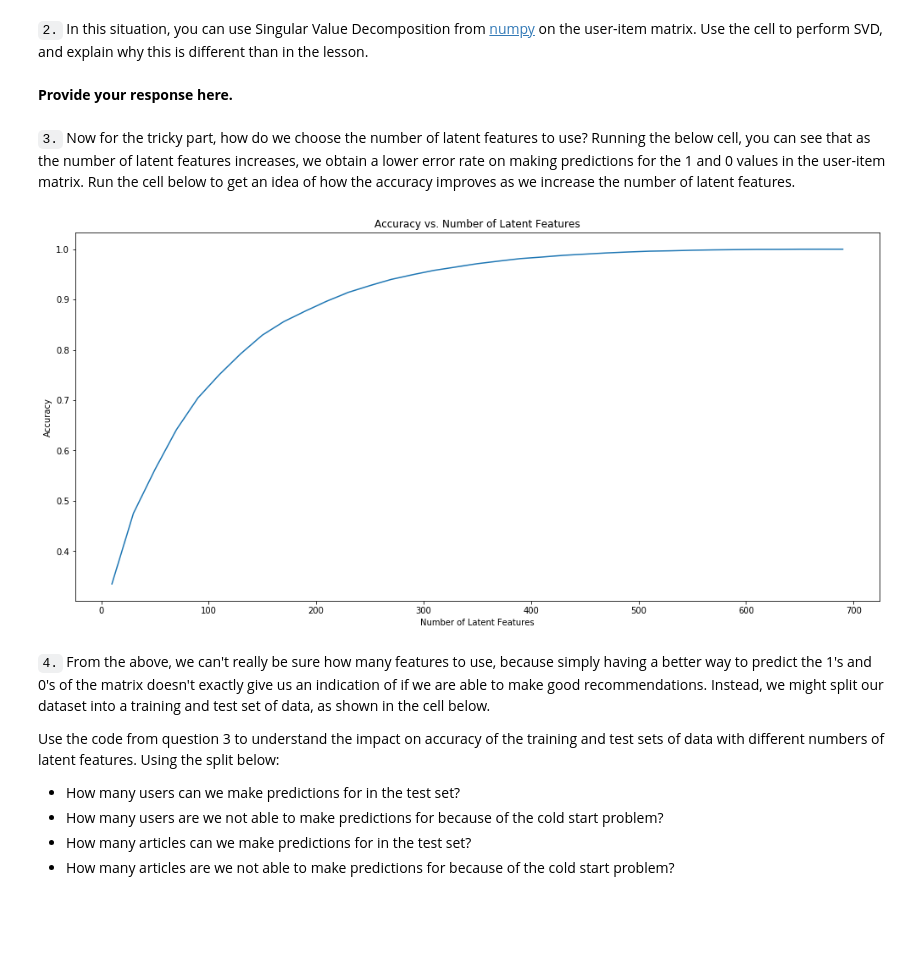
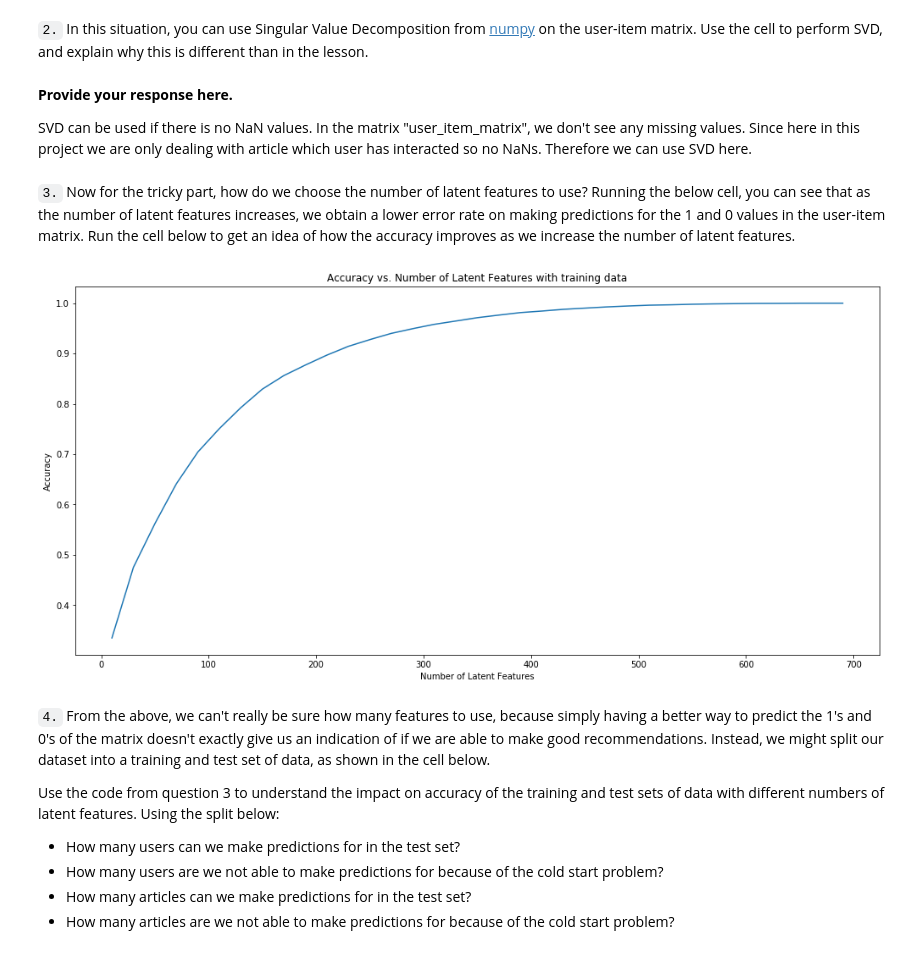
Before and after one commit to pandeyab/Recommendations_with_IBM_Watson, a Jupyter notebook: Recommendations_with_IBM.ipynb, the cells around one changed output. Cells and saved outputs as stored; diff of their text form; code cells hidden in the pictures; blank space fills up the shorter version.

```diff
--- a/Recommendations_with_IBM.ipynb
+++ b/Recommendations_with_IBM.ipynb
@@ -711,36 +713,38 @@ user_item_matrix.head()
 # Perform SVD on the User-Item Matrix Here
 
 u, s, vt = np.linalg.svd(user_item_matrix) # use the built in to get the three matrices
-# %% [markdown]
-**Provide your response here.**
+# %% [markdown]
+**Provide your response here.**
+
+SVD can be used if there is no NaN values. In the matrix "user_item_matrix", we don't see any missing values. Since here in this project we are only dealing with article which user has interacted so no NaNs. Therefore we can use SVD here.
 # %% [markdown]
 `3.` Now for the tricky part, how do we choose the number of latent features to use?  Running the below cell, you can see that as the number of latent features increases, we obtain a lower error rate on making predictions for the 1 and 0 values in the user-item matrix.  Run the cell below to get an idea of how the accuracy improves as we increase the number of latent features.
 # %%
 num_latent_feats = np.arange(10,700+10,20)
 sum_errs = []
 
 for k in num_latent_feats:
     # restructure with k latent features
     s_new, u_new, vt_new = np.diag(s[:k]), u[:, :k], vt[:k, :]
 
     # take dot product
     user_item_est = np.around(np.dot(np.dot(u_new, s_new), vt_new))
 
     # compute error for each prediction to actual value
     diffs = np.subtract(user_item_matrix, user_item_est)
 
     # total errors and keep track of them
     err = np.sum(np.sum(np.abs(diffs)))
     sum_errs.append(err)
 
 #plotting the feature differences
 plt.figure(figsize=(17,8))
 plt.plot(num_latent_feats, 1 - np.array(sum_errs)/df.shape[0]);
 plt.xlabel('Number of Latent Features');
 plt.ylabel('Accuracy');
-plt.title('Accuracy vs. Number of Latent Features');
+plt.title('Accuracy vs. Number of Latent Features with training data');
 # %% [output]
-[figure, old version]
+[figure, new version]
 # %% [markdown]
 `4.` From the above, we can't really be sure how many features to use, because simply having a better way to predict the 1's and 0's of the matrix doesn't exactly give us an indication of if we are able to make good recommendations.  Instead, we might split our dataset into a training and test set of data, as shown in the cell below.
 
```
Also changed, not shown: parts of 5 cells of this notebook, 1 other file.
